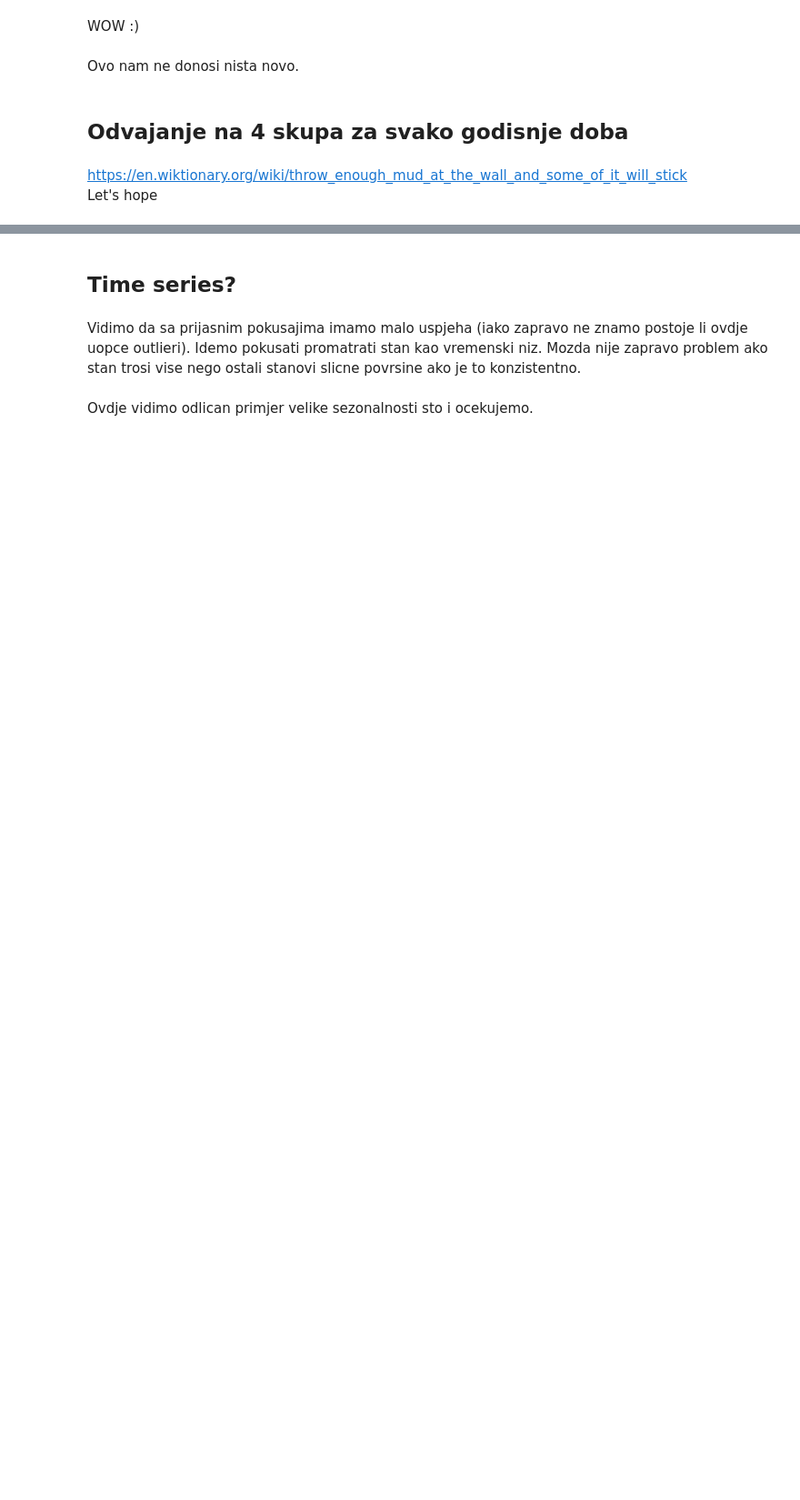
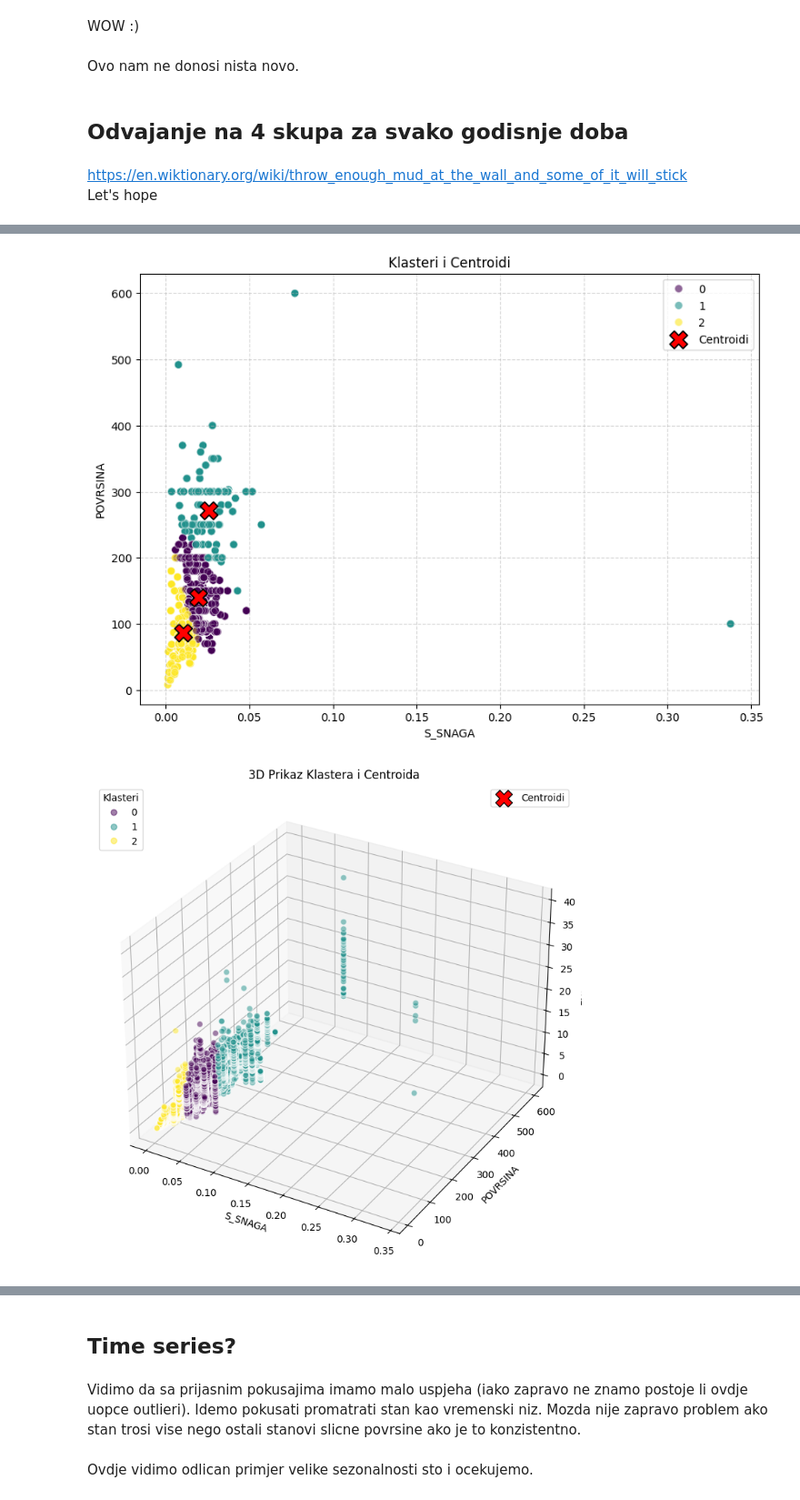
Before and after one commit to IvanDzanija/AnomalyDetection, a Jupyter notebook: notebooks/1EG.ipynb, the cells around one changed output, grey strips where cells are left out. Shown at 91% size. Cells and saved outputs as stored; diff of their text form; code cells hidden in the pictures; blank space fills up the shorter version.

```diff
--- a/notebooks/1EG.ipynb
+++ b/notebooks/1EG.ipynb
@@ -315,7 +315,7 @@ Name: count, dtype: int64
 # %% [markdown]
 ### Metode za 2d/3d prikaz grupa
 # %%
-def plot_clustering_2d(data, features):
+def plot_clustering_2d(df, features):
     """
     Metoda za graficki prikaz grupa.
     """
@@ -670,0 +776,6 @@ memory usage: 204.0 bytes
+# %%
+plot_clustering_2d(df_WIN, _features)
+plot_clustering_3d(df_WIN, _features + ["ENESGR"])
+# %% [output]
+[figure, added]
+[figure, added]
```
Also changed, not shown: parts of 13 cells of this notebook.
